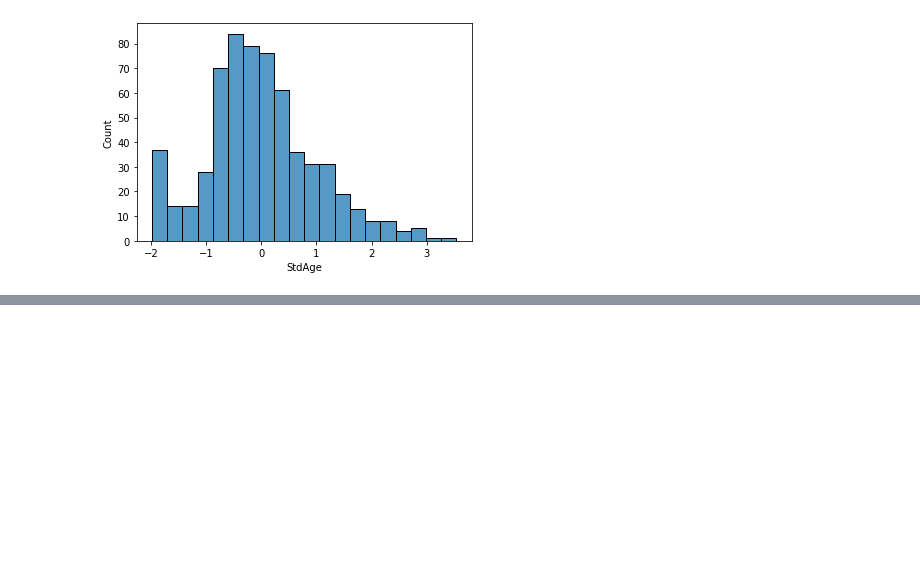
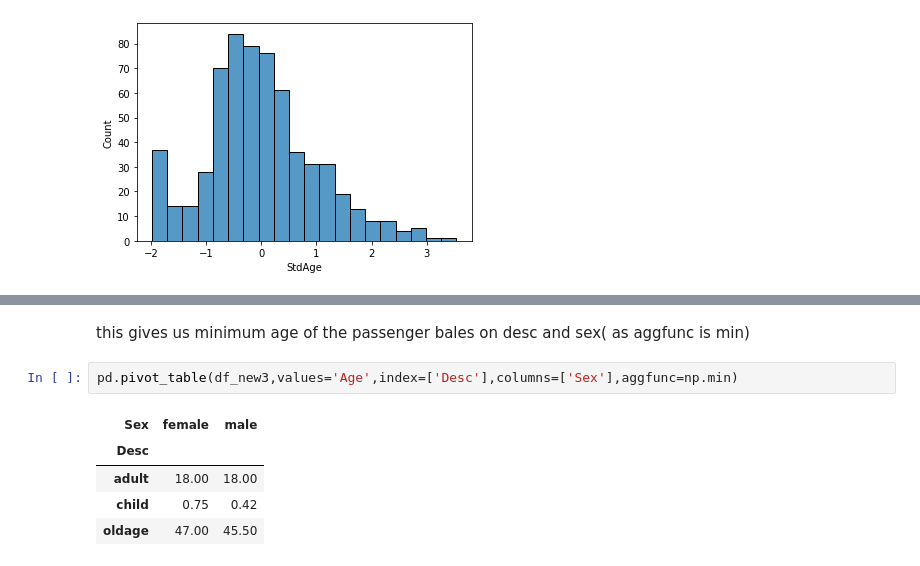
Before and after one commit to smruthi49/Kaggle-Notebooks, a Jupyter notebook: titanic-dataset-eda.ipynb, the cells around one changed output, grey strips where cells are left out. Drawn from its saved outputs; the diff is of its cells as text; blank space fills up the shorter version.

```diff
--- a/titanic-dataset-eda.ipynb
+++ b/titanic-dataset-eda.ipynb
@@ -577,0 +646,10 @@ sns.histplot(data=df_new3['StdAge'])
+# %% [markdown]
+this gives us minimum age of the passenger bales on desc and sex( as aggfunc is min)
+# %%
+pd.pivot_table(df_new3,values='Age',index=['Desc'],columns=['Sex'],aggfunc=np.min)
+# %% [output]
+| Sex | female | male |
+| Desc |  |  |
+| adult | 18.00 | 18.00 |
+| child | 0.75 | 0.42 |
+| oldage | 47.00 | 45.50 |
```
Also changed, not shown: parts of 16 cells of this notebook.
